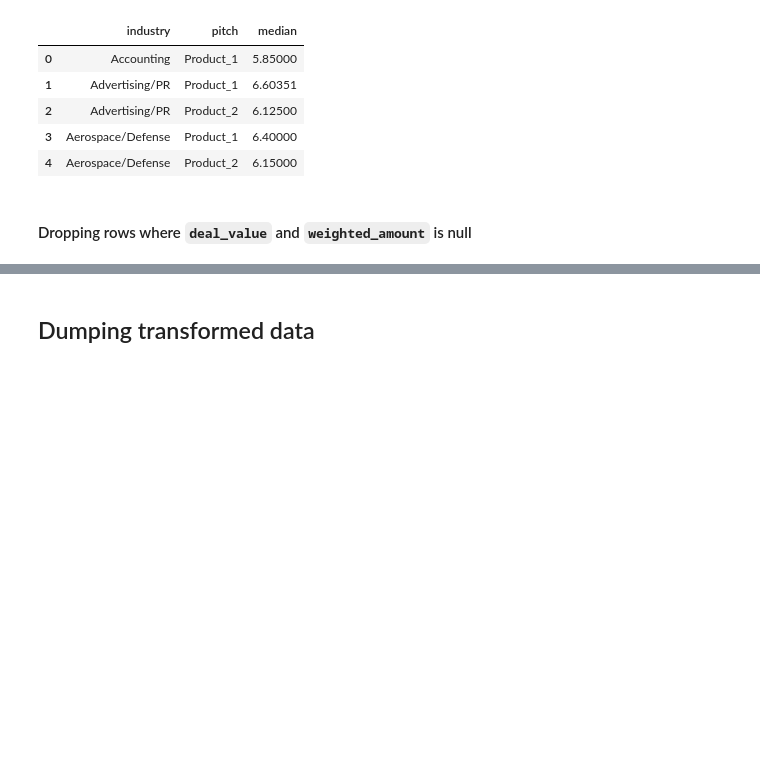
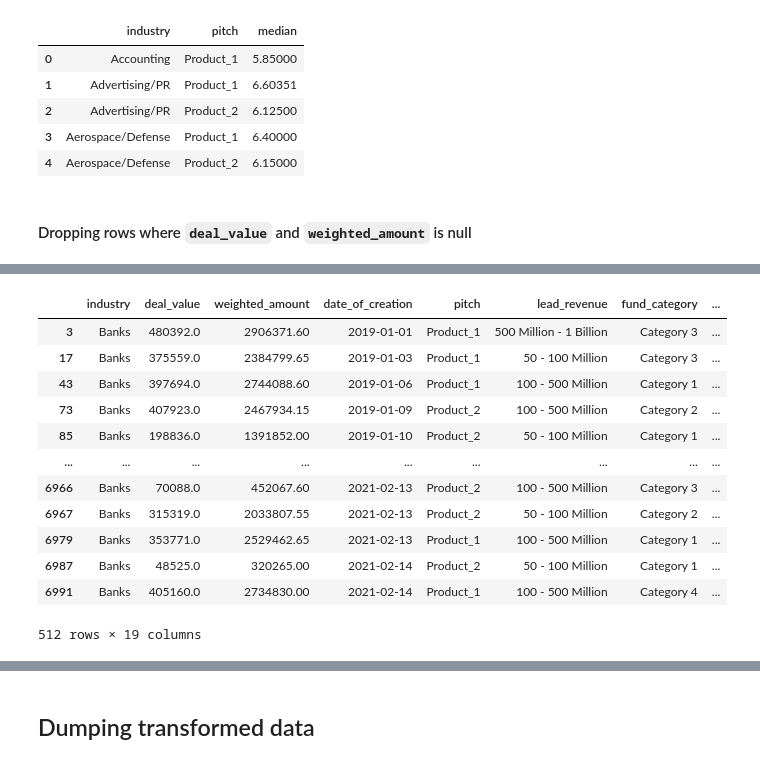
Before and after one commit to sank3t/Reduce-Marketing-Spend, a Jupyter notebook: Data Preparation.ipynb, the cells around one changed output, grey strips where cells are left out. Drawn from its saved outputs; the diff is of its cells as text; code cells hidden in the pictures; blank space fills up the shorter version.

```diff
--- a/Data Preparation.ipynb
+++ b/Data Preparation.ipynb
@@ -376,0 +565,16 @@ df_train = df_train[(~df_train['deal_value'].isna()) & (~df_train['weighted_amou
+# %%
+df_train[(df_train['industry'] == 'Banks') & (df_train['level_of_meeting'] == 'Level 3')]
+# %% [output]
+|  | industry | deal_value | weighted_amount | date_of_creation | pitch | lead_revenue | fund_category | ... |
+| 3 | Banks | 480392.0 | 2906371.60 | 2019-01-01 | Product_1 | 500 Million - 1 Billion | Category 3 | ... |
+| 17 | Banks | 375559.0 | 2384799.65 | 2019-01-03 | Product_1 | 50 - 100 Million | Category 3 | ... |
+| 43 | Banks | 397694.0 | 2744088.60 | 2019-01-06 | Product_1 | 100 - 500 Million | Category 1 | ... |
+| 73 | Banks | 407923.0 | 2467934.15 | 2019-01-09 | Product_2 | 100 - 500 Million | Category 2 | ... |
+| 85 | Banks | 198836.0 | 1391852.00 | 2019-01-10 | Product_2 | 50 - 100 Million | Category 1 | ... |
+| ... | ... | ... | ... | ... | ... | ... | ... | ... |
+| 6966 | Banks | 70088.0 | 452067.60 | 2021-02-13 | Product_2 | 100 - 500 Million | Category 3 | ... |
+| 6967 | Banks | 315319.0 | 2033807.55 | 2021-02-13 | Product_2 | 50 - 100 Million | Category 2 | ... |
+| 6979 | Banks | 353771.0 | 2529462.65 | 2021-02-13 | Product_1 | 100 - 500 Million | Category 1 | ... |
+| 6987 | Banks | 48525.0 | 320265.00 | 2021-02-14 | Product_2 | 50 - 100 Million | Category 1 | ... |
+| 6991 | Banks | 405160.0 | 2734830.00 | 2021-02-14 | Product_1 | 100 - 500 Million | Category 4 | ... |
+512 rows × 19 columns
```
Also changed, not shown: parts of 17 cells of this notebook.
